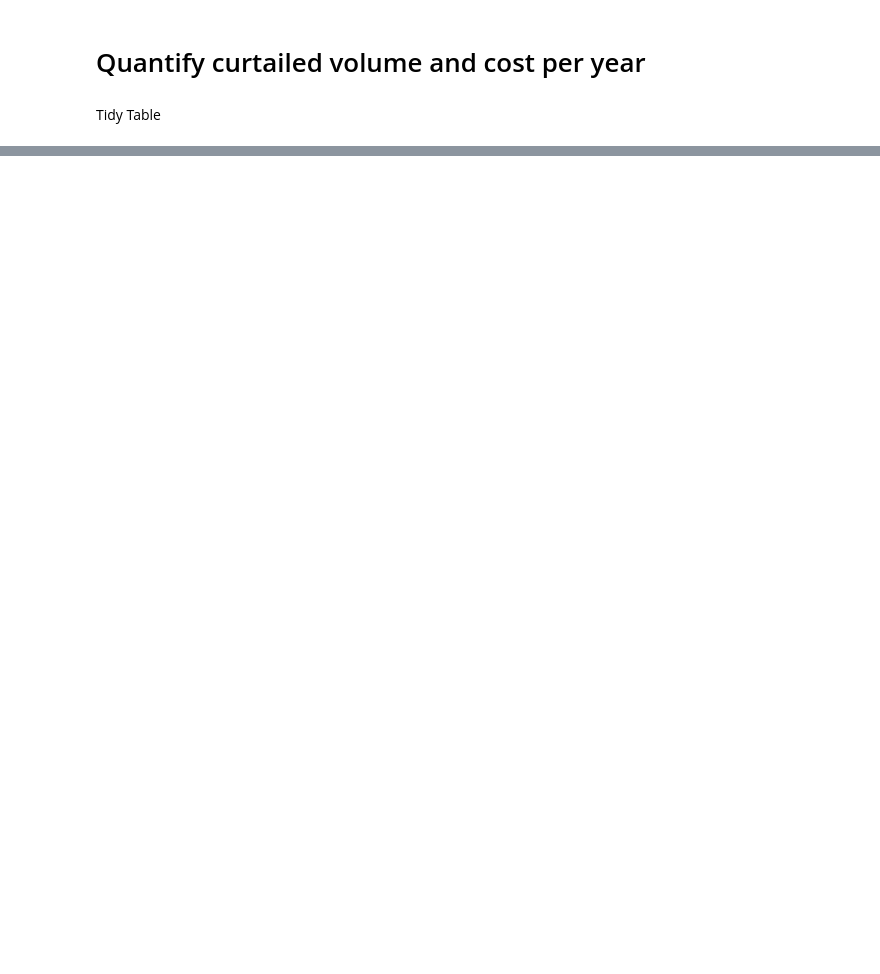
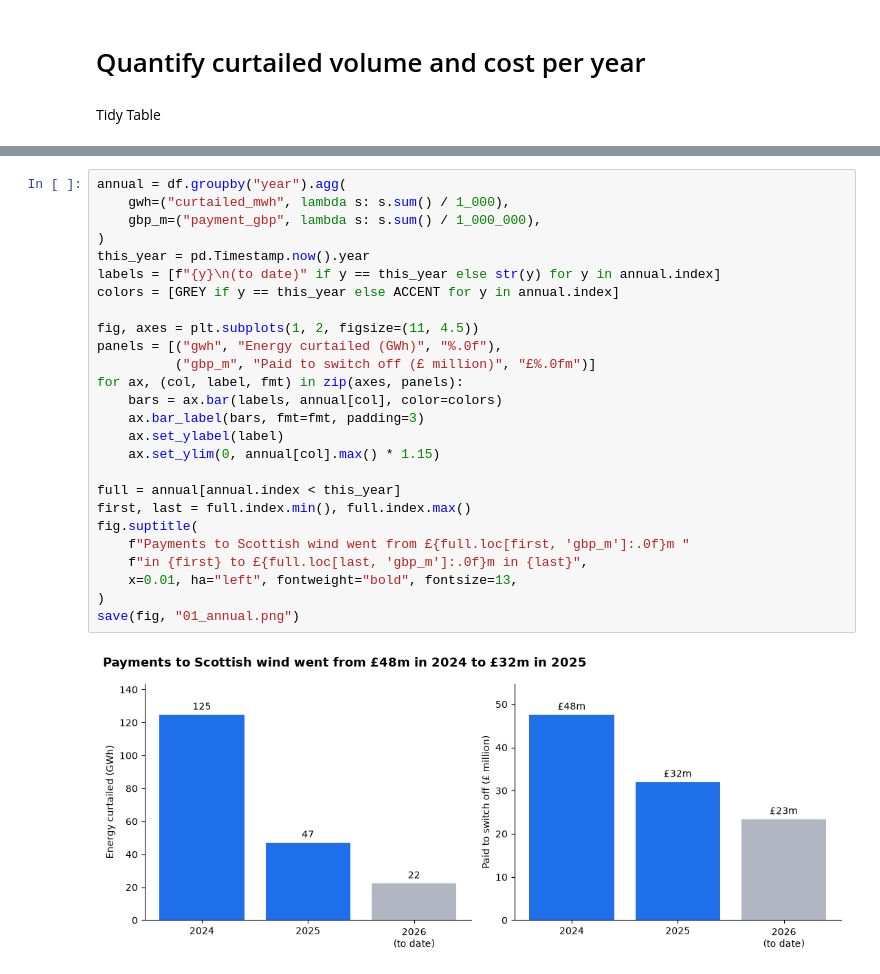
Before and after one commit to ConnorLava42/scottish-wind-curtailment, a Jupyter notebook: notebooks/analysis.ipynb, the cells around one changed output, grey strips where cells are left out. Drawn from its saved outputs; the diff is of its cells as text; blank space fills up the shorter version.

Commit message:
Add annual and monthly charts

```diff
--- a/notebooks/analysis.ipynb
+++ b/notebooks/analysis.ipynb
@@ -22,0 +68,28 @@ FileNotFoundError: ../data/processed/scottish_wind_curtailment.parquet
+# %%
+annual = df.groupby("year").agg(
+    gwh=("curtailed_mwh", lambda s: s.sum() / 1_000),
+    gbp_m=("payment_gbp", lambda s: s.sum() / 1_000_000),
+)
+this_year = pd.Timestamp.now().year
+labels = [f"{y}\n(to date)" if y == this_year else str(y) for y in annual.index]
+colors = [GREY if y == this_year else ACCENT for y in annual.index]
+
+fig, axes = plt.subplots(1, 2, figsize=(11, 4.5))
+panels = [("gwh", "Energy curtailed (GWh)", "%.0f"),
+          ("gbp_m", "Paid to switch off (£ million)", "£%.0fm")]
+for ax, (col, label, fmt) in zip(axes, panels):
+    bars = ax.bar(labels, annual[col], color=colors)
+    ax.bar_label(bars, fmt=fmt, padding=3)
+    ax.set_ylabel(label)
+    ax.set_ylim(0, annual[col].max() * 1.15)
+
+full = annual[annual.index < this_year]
+first, last = full.index.min(), full.index.max()
+fig.suptitle(
+    f"Payments to Scottish wind went from £{full.loc[first, 'gbp_m']:.0f}m "
+    f"in {first} to £{full.loc[last, 'gbp_m']:.0f}m in {last}",
+    x=0.01, ha="left", fontweight="bold", fontsize=13,
+)
+save(fig, "01_annual.png")
+# %% [output]
+[figure, added]
```
Also changed, not shown: parts of 9 cells of this notebook, 5 other files.
